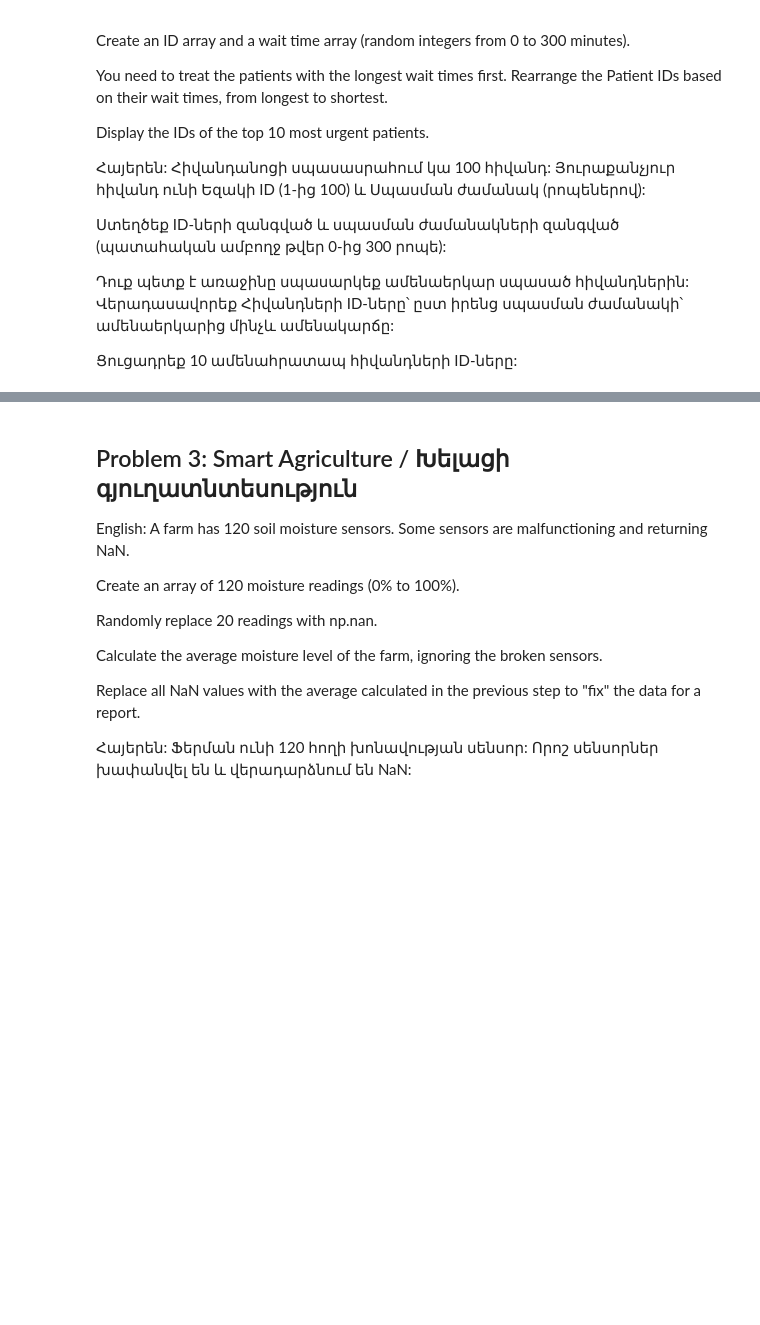
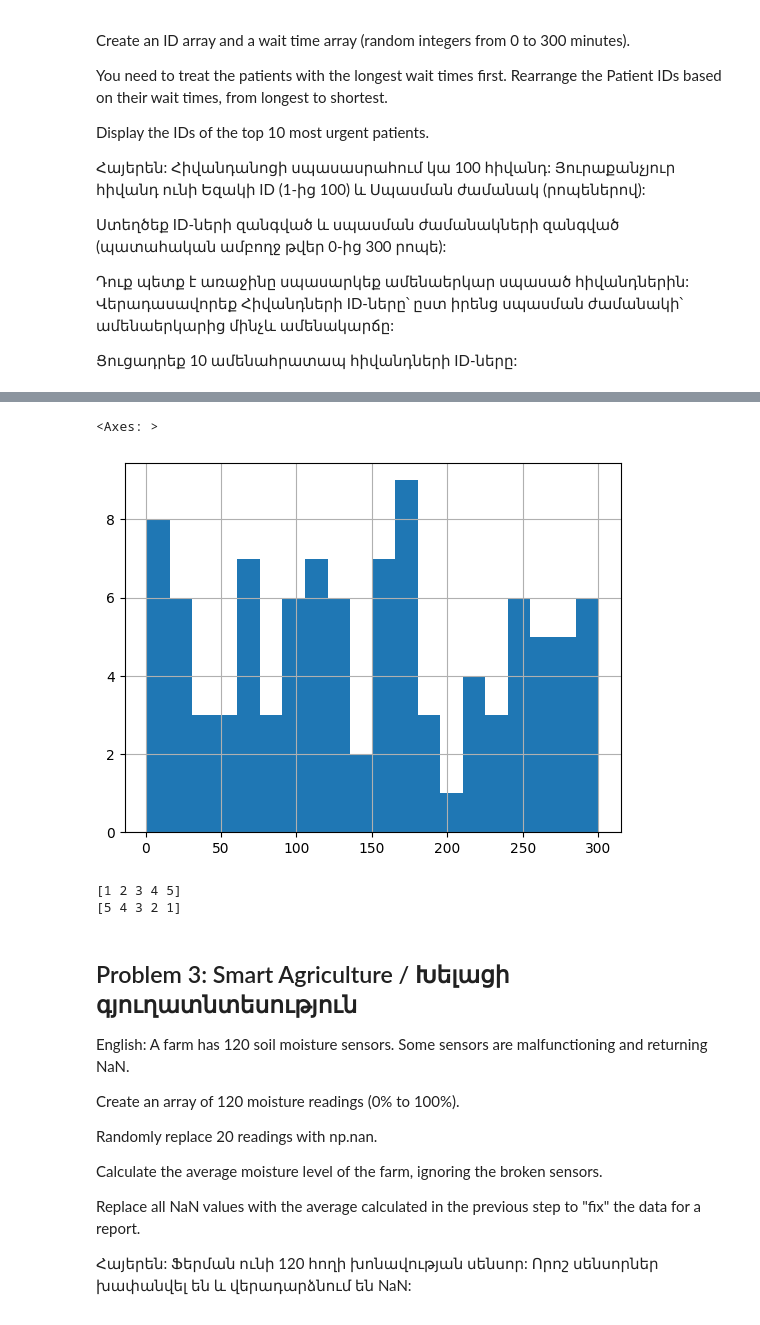
Before and after one commit to iamlajoya21/ml_bootcamp, a Jupyter notebook: Homeworks/homework10.ipynb, the cells around one changed output, grey strips where cells are left out. Saved outputs shown, nothing was run; the diff lists cells and outputs as text; code cells hidden in the pictures; blank space fills up the shorter version.

```diff
--- a/Homeworks/homework10.ipynb
+++ b/Homeworks/homework10.ipynb
@@ -39,3 +116,16 @@ Display the IDs of the top 10 most urgent patients.
+# %%
+import pandas as pd
+pd.Series(wait_times).hist(bins =20)
+# %% [output]
+<Axes: >
+[figure, added]
+# %%
+arr = np.array([2,4,5,1,3])
+
+print(np.sort(arr))
+# %% [output]
+[1 2 3 4 5]
+[5 4 3 2 1]
 # %% [markdown]
 ## Problem 3: Smart Agriculture / Խելացի գյուղատնտեսություն
 English: A farm has 120 soil moisture sensors. Some sensors are malfunctioning and returning NaN.
```
Also changed, not shown: parts of 13 cells of this notebook.
